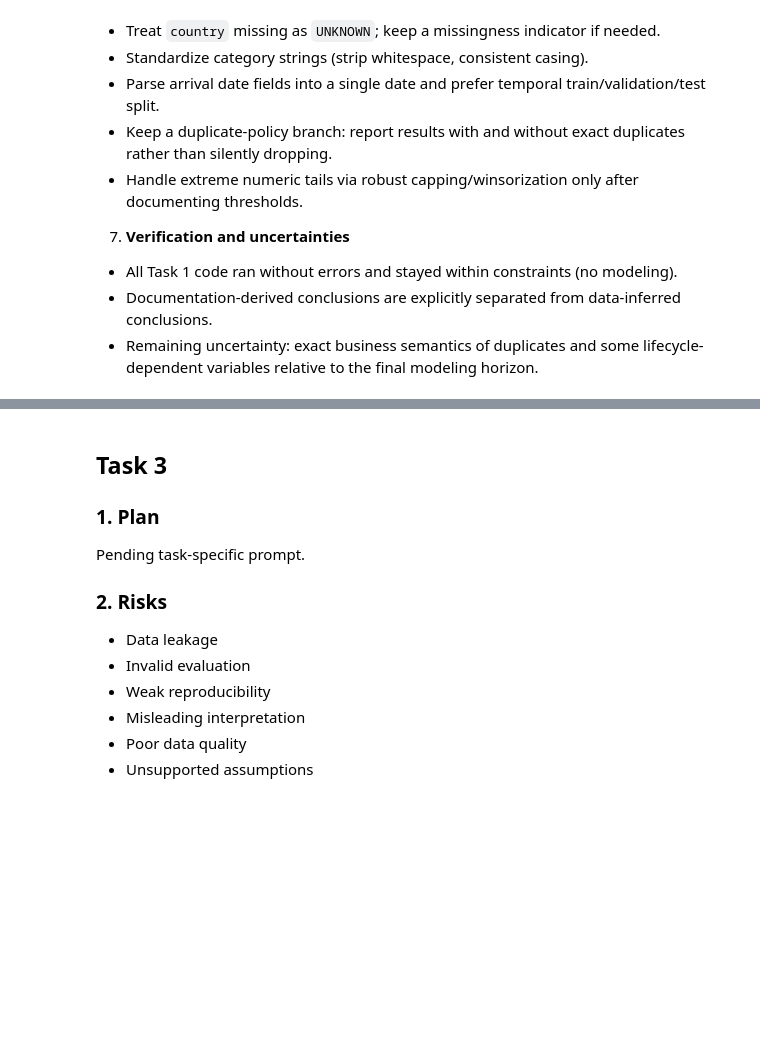
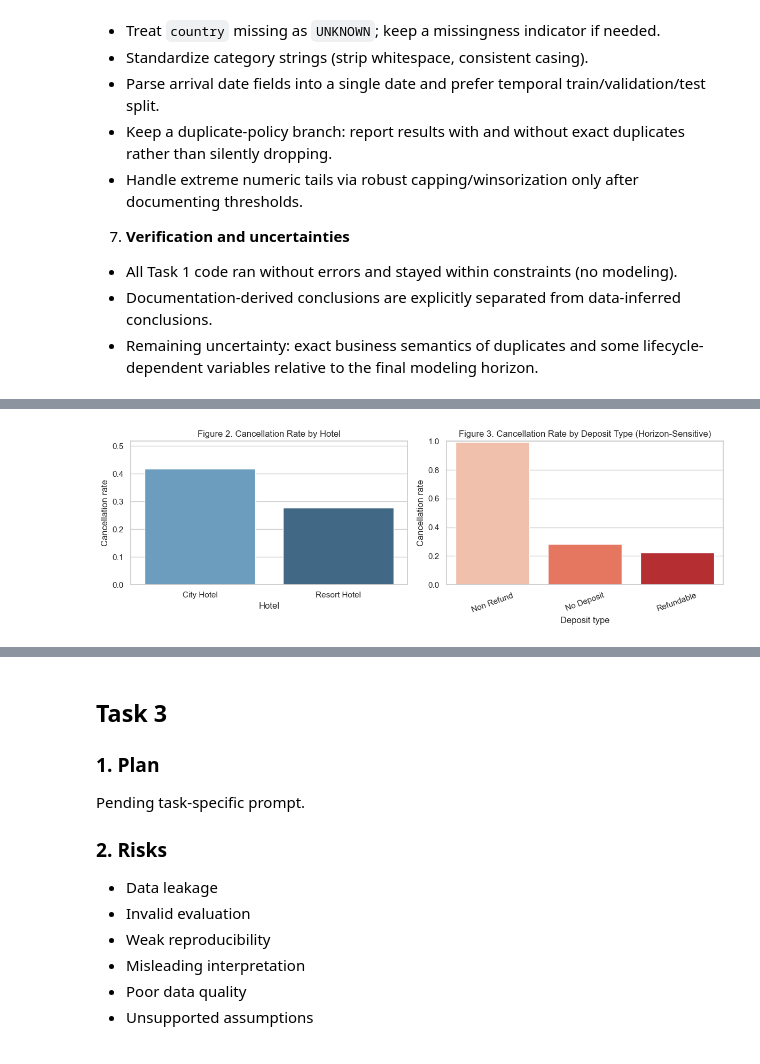
Before and after one commit to CindyLow-T/MSIN0097_GROUP, a Jupyter notebook: predictive_benchmark.ipynb, the cells around one changed output, grey strips where cells are left out. Cells and saved outputs as stored; diff of their text form; code cells hidden in the pictures; blank space fills up the shorter version.

```diff
--- a/predictive_benchmark.ipynb
+++ b/predictive_benchmark.ipynb
@@ -474,0 +551,79 @@ Pending task-specific prompt.
+# %%
+# Block B: Which variables look most associated with cancellation (descriptive associations only)
+
+def categorical_rate_summary(data, col, target='is_canceled', min_count=500):
+    g = data.groupby(col, dropna=False)[target].agg(['mean', 'count']).reset_index()
+    g = g[g['count'] >= min_count].copy()
+    if g.empty:
+        return None
+    g_sorted = g.sort_values('mean')
+    return {
+        'variable': col,
+        'levels_used': int(g_sorted.shape[0]),
+        'min_rate': float(g_sorted['mean'].min()),
+        'max_rate': float(g_sorted['mean'].max()),
+        'rate_range': float(g_sorted['mean'].max() - g_sorted['mean'].min()),
+        'lowest_level': str(g_sorted.iloc[0][col]),
+        'highest_level': str(g_sorted.iloc[-1][col]),
+    }
+
+cat_candidates = [
+    'hotel', 'meal', 'market_segment', 'distribution_channel',
+    'is_repeated_guest', 'deposit_type', 'customer_type',
+    'reserved_room_type', 'assigned_room_type'
+]
+
+cat_summaries = []
+for c in cat_candidates:
+    out = categorical_rate_summary(eda_df, c, min_count=500)
+    if out is not None:
+        out['risk_note'] = 'horizon-sensitive' if c in HORIZON_SENSITIVE_VARS else 'standard'
+        cat_summaries.append(out)
+
+cat_assoc_df = pd.DataFrame(cat_summaries).sort_values('rate_range', ascending=False)
+print('Categorical association ranking (rate range, filtered by count >= 500):')
+print(cat_assoc_df[['variable', 'rate_range', 'levels_used', 'lowest_level', 'highest_level', 'risk_note']])
+
+num_candidates = [
+    'lead_time', 'stays_in_weekend_nights', 'stays_in_week_nights', 'adults', 'children', 'babies',
+    'previous_cancellations', 'previous_bookings_not_canceled', 'booking_changes', 'days_in_waiting_list',
+    'adr', 'required_car_parking_spaces', 'total_of_special_requests'
+]
+
+num_assoc = []
+for c in num_candidates:
+    s = eda_df[[c, 'is_canceled']].dropna()
+    if s[c].nunique() > 1:
+        rho = s[c].corr(s['is_canceled'], method='spearman')
+        num_assoc.append({'variable': c, 'spearman_rho': float(rho), 'abs_spearman_rho': abs(float(rho)), 'risk_note': 'horizon-sensitive' if c in HORIZON_SENSITIVE_VARS else 'standard'})
+
+num_assoc_df = pd.DataFrame(num_assoc).sort_values('abs_spearman_rho', ascending=False)
+print('\nNumeric monotonic association ranking (Spearman):')
+print(num_assoc_df[['variable', 'spearman_rho', 'abs_spearman_rho', 'risk_note']].head(10))
+
+# Focused plots for high-signal categorical features
+hotel_rate = eda_df.groupby('hotel')['is_canceled'].agg(['mean', 'count']).reset_index().sort_values('mean', ascending=False)
+deposit_rate = eda_df.groupby('deposit_type')['is_canceled'].agg(['mean', 'count']).reset_index().sort_values('mean', ascending=False)
+
+fig, axes = plt.subplots(1, 2, figsize=(12, 4))
+sns.barplot(data=hotel_rate, x='hotel', y='mean', palette='Blues_d', ax=axes[0])
+axes[0].set_title('Figure 2. Cancellation Rate by Hotel')
+axes[0].set_ylabel('Cancellation rate')
+axes[0].set_xlabel('Hotel')
+axes[0].set_ylim(0, min(1, hotel_rate['mean'].max() + 0.1))
+
+sns.barplot(data=deposit_rate, x='deposit_type', y='mean', palette='Reds', ax=axes[1])
+axes[1].set_title('Figure 3. Cancellation Rate by Deposit Type (Horizon-Sensitive)')
+axes[1].set_ylabel('Cancellation rate')
+axes[1].set_xlabel('Deposit type')
+axes[1].tick_params(axis='x', rotation=20)
+axes[1].set_ylim(0, min(1, deposit_rate['mean'].max() + 0.1))
+
+plt.tight_layout()
+plt.show()
+
+print('\nHotel cancellation summary:')
+print(hotel_rate)
+print('\nDeposit type cancellation summary (interpret cautiously):')
+print(deposit_rate)
+# %% [output]
@@ -474,0 +647 @@ Pending task-specific prompt.
+[figure, added]
```
Also changed, not shown: parts of 13 cells of this notebook.
